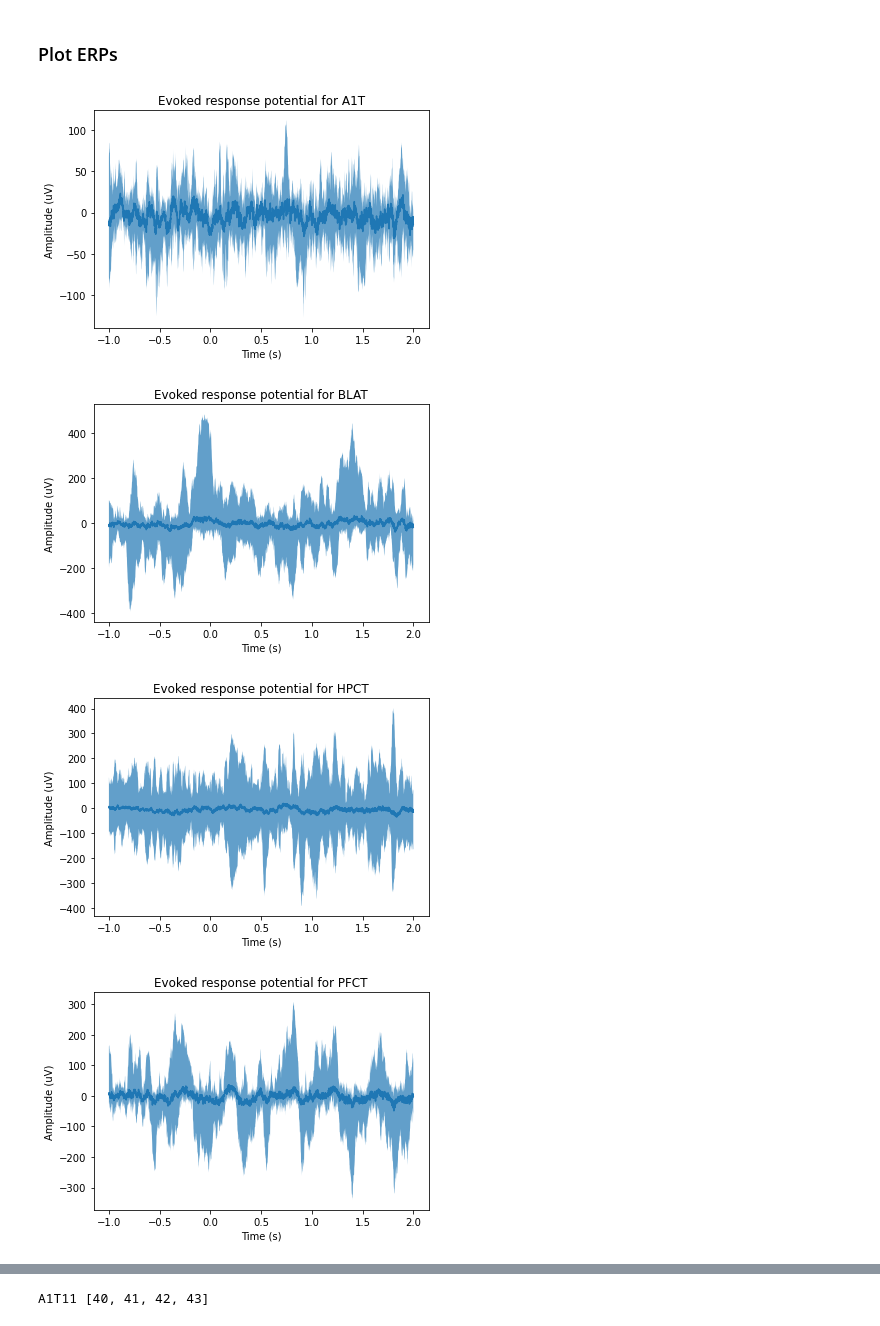
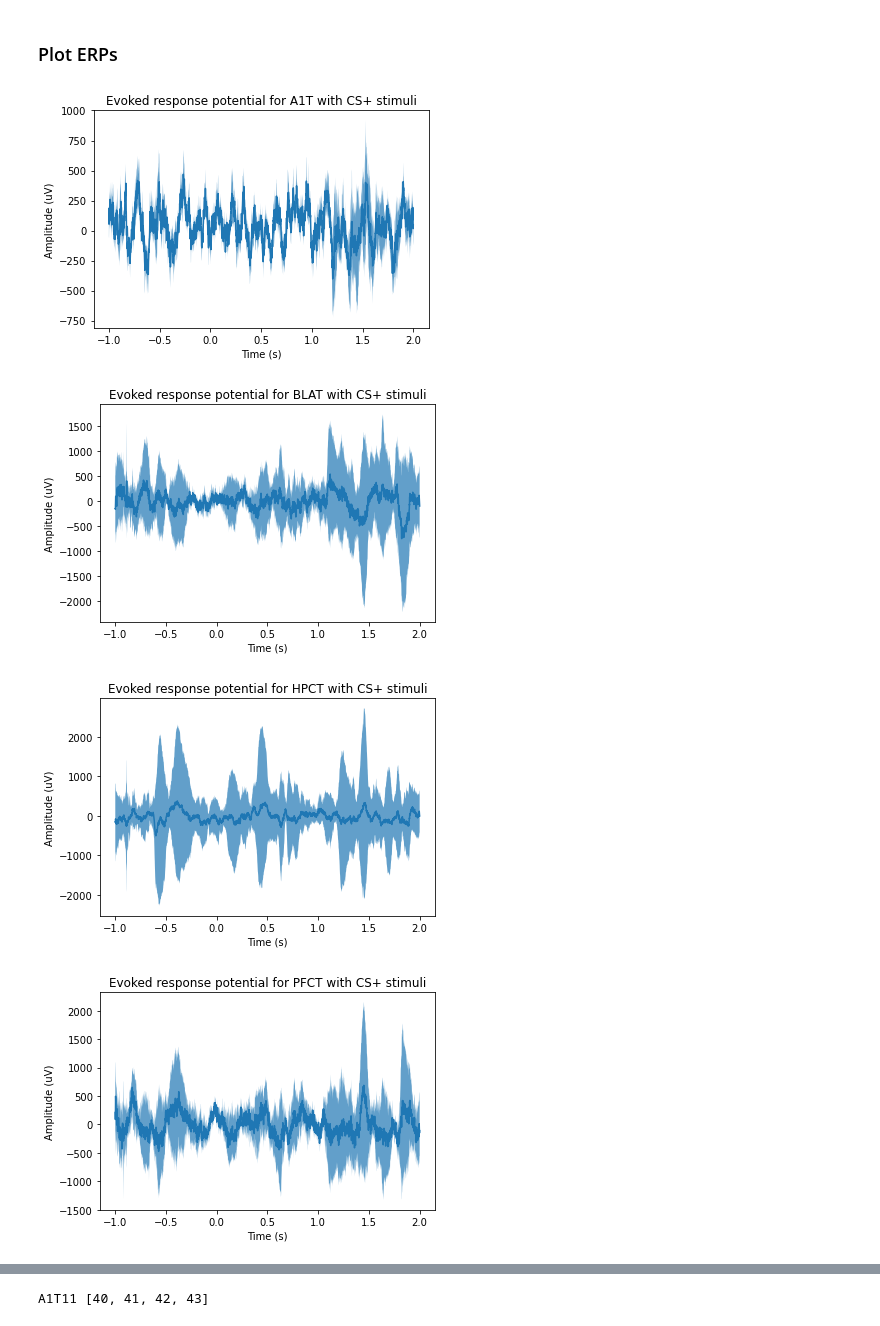
Before and after one commit to Maegori/InternshipCode, a Jupyter notebook: erp.ipynb, the cells around one changed output, grey strips where cells are left out. Saved outputs shown, nothing was run; the diff lists cells and outputs as text; code cells hidden in the pictures.

Commit message:
fixed stimuli threshold for erp plots

```diff
--- a/erp.ipynb
+++ b/erp.ipynb
@@ -70,5 +70,6 @@ Can't do it, array too large and not enough memory
 ### Get stimuli occurences
 # %%
 # each stimulus is defined by a peak in the ADC channels with a minimum gap of 1 second between them
-CSmin_idx = sig.find_peaks(downsampled_signal[144], distance=1000)[0]
-CSplus_idx = sig.find_peaks(downsampled_signal[145], distance=1000)[0]
+CSmin_idx = sig.find_peaks(downsampled_signal[144], distance=1000, prominence=10000)[0]
+CSplus_idx = sig.find_peaks(downsampled_signal[145], distance=1000, prominence=10000)[0]
+CSnovel_idx = sig.find_peaks(downsampled_signal[143], distance=1000, prominence=10000)[0]
@@ -77,23 +83,22 @@ CSplus_idx = sig.find_peaks(downsampled_signal[145], distance=1000)[0]
 # %%
 for br in brain_regions:
     responses = []
     for trode in get_brain_region(unique_channel_names, br):
         channels = get_channel_idx(channel_names, trode)
         responses.append(evoked_response_potential(filtered_signal, CSplus_idx, channels, -1, 2, num_stimuli=0, plot=False))
     responses = np.vstack(responses)
 
-    y_max = np.max(responses, axis=0)
-    y_min = np.min(responses, axis=0)
+    std = np.std(responses, axis=0)
     y_mean = np.mean(responses, axis=0)
 
-    plt.fill_between(np.linspace(-1, 2, responses.shape[1]), y_max, y_min, alpha=0.7)
+    plt.fill_between(np.linspace(-1, 2, responses.shape[1]), y_mean - std, y_mean + std, alpha=0.7)
     plt.plot(np.linspace(-1, 2, responses.shape[1]), y_mean)
     plt.xlabel("Time (s)")
     plt.ylabel("Amplitude (uV)")
-    plt.title(f"Evoked response potential for {br}")
+    plt.title(f"Evoked response potential for {br} with CS+ stimuli")
     plt.show()
 # %% [output]
-[figure, old version]
+[figure, new version]
-[figure, old version]
+[figure, new version]
-[figure, old version]
+[figure, new version]
-[figure, old version]
+[figure, new version]
```
Also changed, not shown: parts of 3 cells of this notebook.
